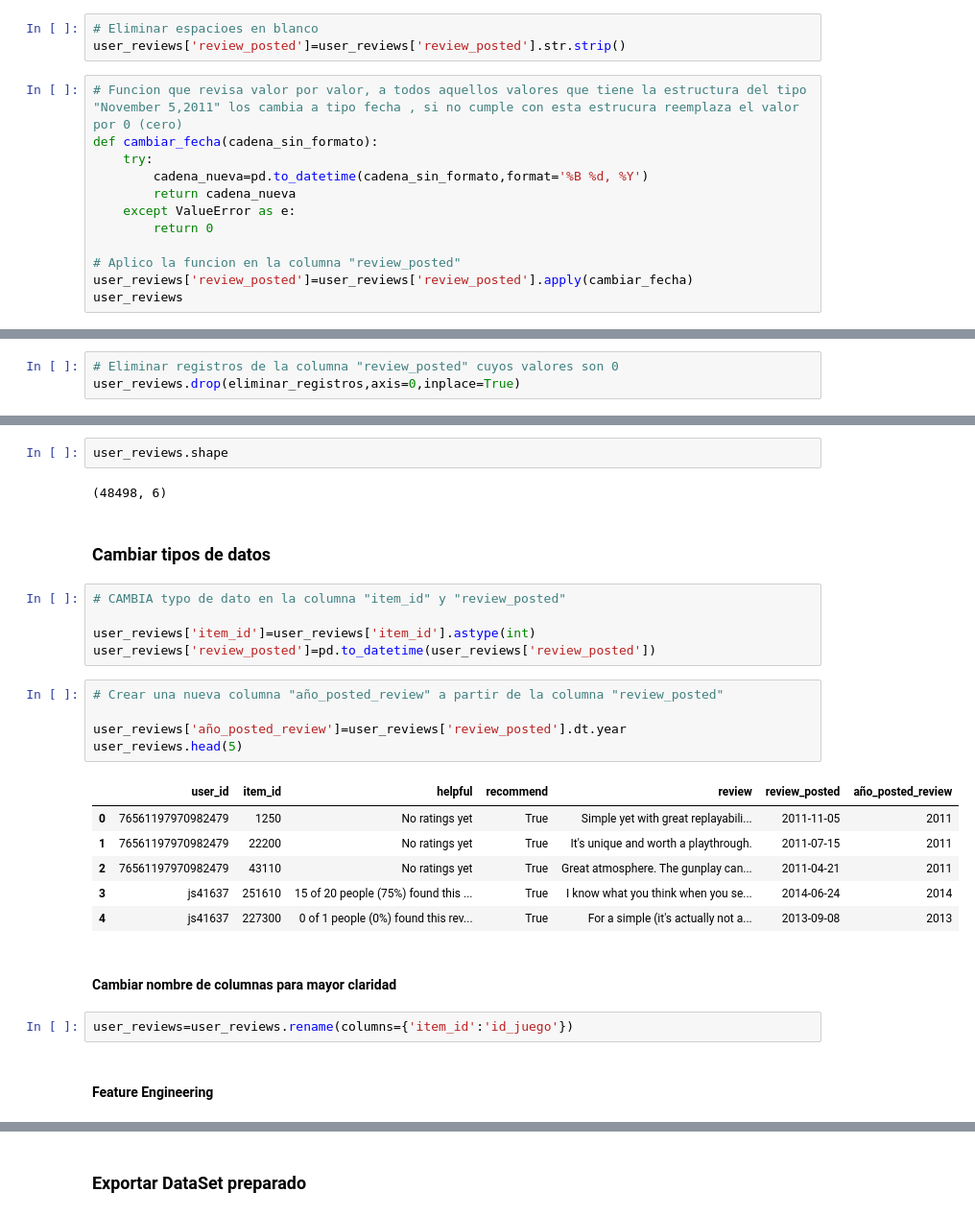
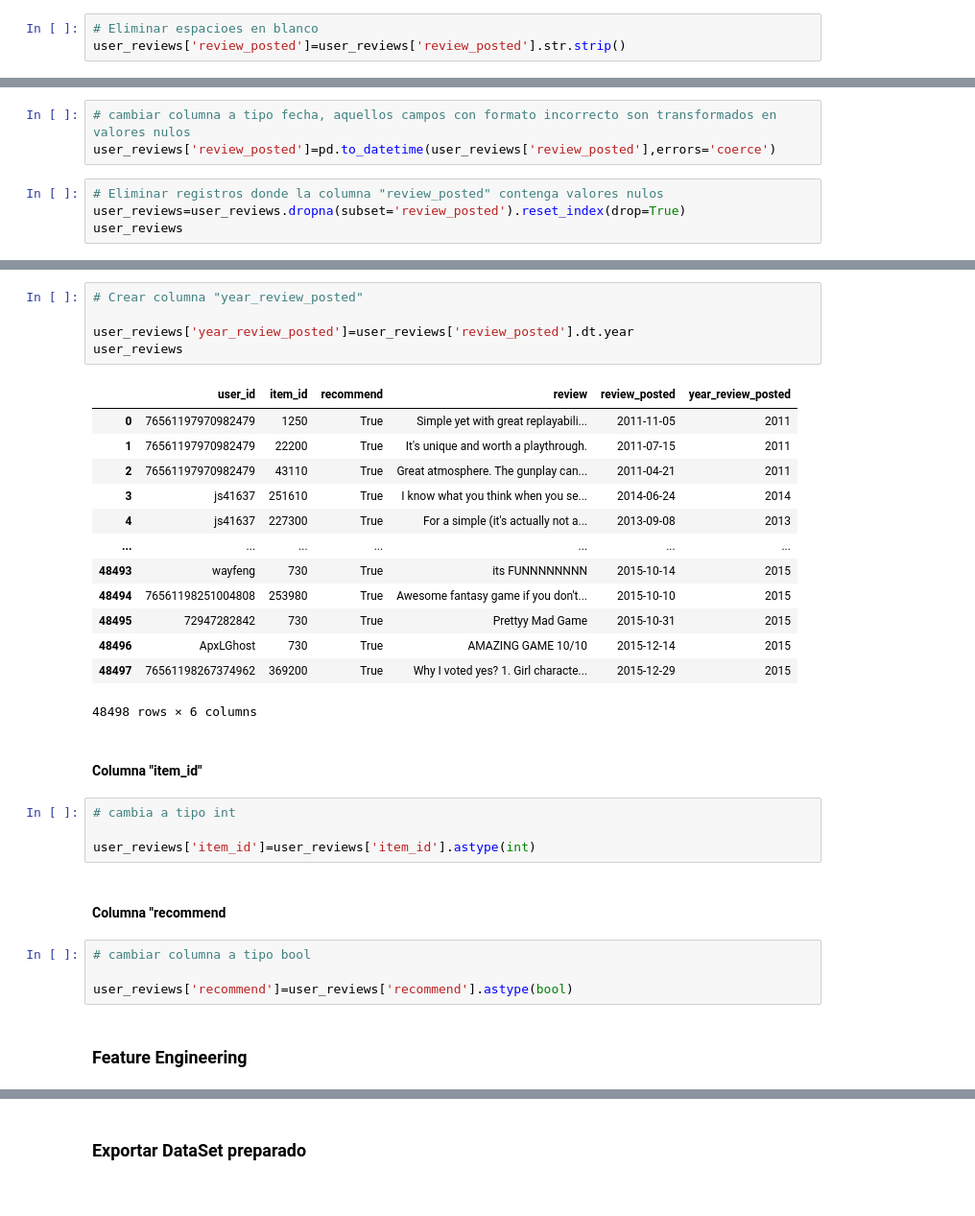
Before and after one commit to PabloSalinas2/MLOps_SteamGames, a Jupyter notebook: ETL/ETL_reviews.ipynb, the cells around one changed output, grey strips where cells are left out. Shown: that part at 96% size. Drawn from its saved outputs; the diff is of its cells as text.

```diff
--- a/ETL/ETL_reviews.ipynb
+++ b/ETL/ETL_reviews.ipynb
@@ -191,15 +319,3 @@ user_reviews.head(5)
 # %%
 # Eliminar espacioes en blanco
 user_reviews['review_posted']=user_reviews['review_posted'].str.strip()
-# %%
-# Funcion que revisa valor por valor, a todos aquellos valores que tiene la estructura del tipo "November 5,2011" los cambia a tipo fecha , si no cumple con esta estrucura reemplaza el valor por 0 (cero)
-def cambiar_fecha(cadena_sin_formato):
-    try:
-        cadena_nueva=pd.to_datetime(cadena_sin_formato,format='%B %d, %Y')
-        return cadena_nueva
-    except ValueError as e:
-        return 0
-
-# Aplico la funcion en la columna "review_posted"
-user_reviews['review_posted']=user_reviews['review_posted'].apply(cambiar_fecha)
-user_reviews
@@ -230,3 +322,7 @@ Index([    6,    27,    28,    31,    32,    54,    56,    60,    65,    74,
+# %%
+# cambiar columna a tipo fecha, aquellos campos con formato incorrecto son transformados en valores nulos
+user_reviews['review_posted']=pd.to_datetime(user_reviews['review_posted'],errors='coerce')
 # %%
-# Eliminar registros de la columna "review_posted" cuyos valores son 0
-user_reviews.drop(eliminar_registros,axis=0,inplace=True)
+# Eliminar registros donde la columna "review_posted" contenga valores nulos
+user_reviews=user_reviews.dropna(subset='review_posted').reset_index(drop=True)
+user_reviews
@@ -242,29 +343,33 @@ user_reviews.head(5)
-# %%
-user_reviews.shape
-# %% [output]
-(48498, 6)
-# %% [markdown]
-### **Cambiar tipos de datos**
-# %%
-# CAMBIA typo de dato en la columna "item_id" y "review_posted"
-
-user_reviews['item_id']=user_reviews['item_id'].astype(int)
-user_reviews['review_posted']=pd.to_datetime(user_reviews['review_posted'])
 # %%
-# Crear una nueva columna "año_posted_review" a partir de la columna "review_posted"
+# Crear columna "year_review_posted"
 
-user_reviews['año_posted_review']=user_reviews['review_posted'].dt.year
-user_reviews.head(5)
+user_reviews['year_review_posted']=user_reviews['review_posted'].dt.year
+user_reviews
 # %% [output]
-|  | user_id | item_id | helpful | recommend | review | review_posted | año_posted_review |
-| 0 | 76561197970982479 | 1250 | No ratings yet | True | Simple yet with great replayabili... | 2011-11-05 | 2011 |
-| 1 | 76561197970982479 | 22200 | No ratings yet | True | It's unique and worth a playthrough. | 2011-07-15 | 2011 |
-| 2 | 76561197970982479 | 43110 | No ratings yet | True | Great atmosphere. The gunplay can... | 2011-04-21 | 2011 |
-| 3 | js41637 | 251610 | 15 of 20 people (75%) found this ... | True | I know what you think when you se... | 2014-06-24 | 2014 |
-| 4 | js41637 | 227300 | 0 of 1 people (0%) found this rev... | True | For a simple (it's actually not a... | 2013-09-08 | 2013 |
+|  | user_id | item_id | recommend | review | review_posted | year_review_posted |
+| 0 | 76561197970982479 | 1250 | True | Simple yet with great replayabili... | 2011-11-05 | 2011 |
+| 1 | 76561197970982479 | 22200 | True | It's unique and worth a playthrough. | 2011-07-15 | 2011 |
+| 2 | 76561197970982479 | 43110 | True | Great atmosphere. The gunplay can... | 2011-04-21 | 2011 |
+| 3 | js41637 | 251610 | True | I know what you think when you se... | 2014-06-24 | 2014 |
+| 4 | js41637 | 227300 | True | For a simple (it's actually not a... | 2013-09-08 | 2013 |
+| ... | ... | ... | ... | ... | ... | ... |
+| 48493 | wayfeng | 730 | True | its FUNNNNNNNN | 2015-10-14 | 2015 |
+| 48494 | 76561198251004808 | 253980 | True | Awesome fantasy game if you don't... | 2015-10-10 | 2015 |
+| 48495 | 72947282842 | 730 | True | Prettyy Mad Game | 2015-10-31 | 2015 |
+| 48496 | ApxLGhost | 730 | True | AMAZING GAME 10/10 | 2015-12-14 | 2015 |
+| 48497 | 76561198267374962 | 369200 | True | Why I voted yes? 1. Girl characte... | 2015-12-29 | 2015 |
+48498 rows × 6 columns
-# %% [markdown]
-#### **Cambiar nombre de columnas para mayor claridad**
-# %%
-user_reviews=user_reviews.rename(columns={'item_id':'id_juego'})
+# %% [markdown]
+#### **Columna "item_id"**
+# %%
+# cambia a tipo int
+
+user_reviews['item_id']=user_reviews['item_id'].astype(int)
+# %% [markdown]
+#### **Columna "recommend**
+# %%
+# cambiar columna a tipo bool
+
+user_reviews['recommend']=user_reviews['recommend'].astype(bool)
 # %% [markdown]
-#### **Feature Engineering**
+### **Feature Engineering**
```
Also changed, not shown: parts of 40 cells of this notebook, 1 other file.
